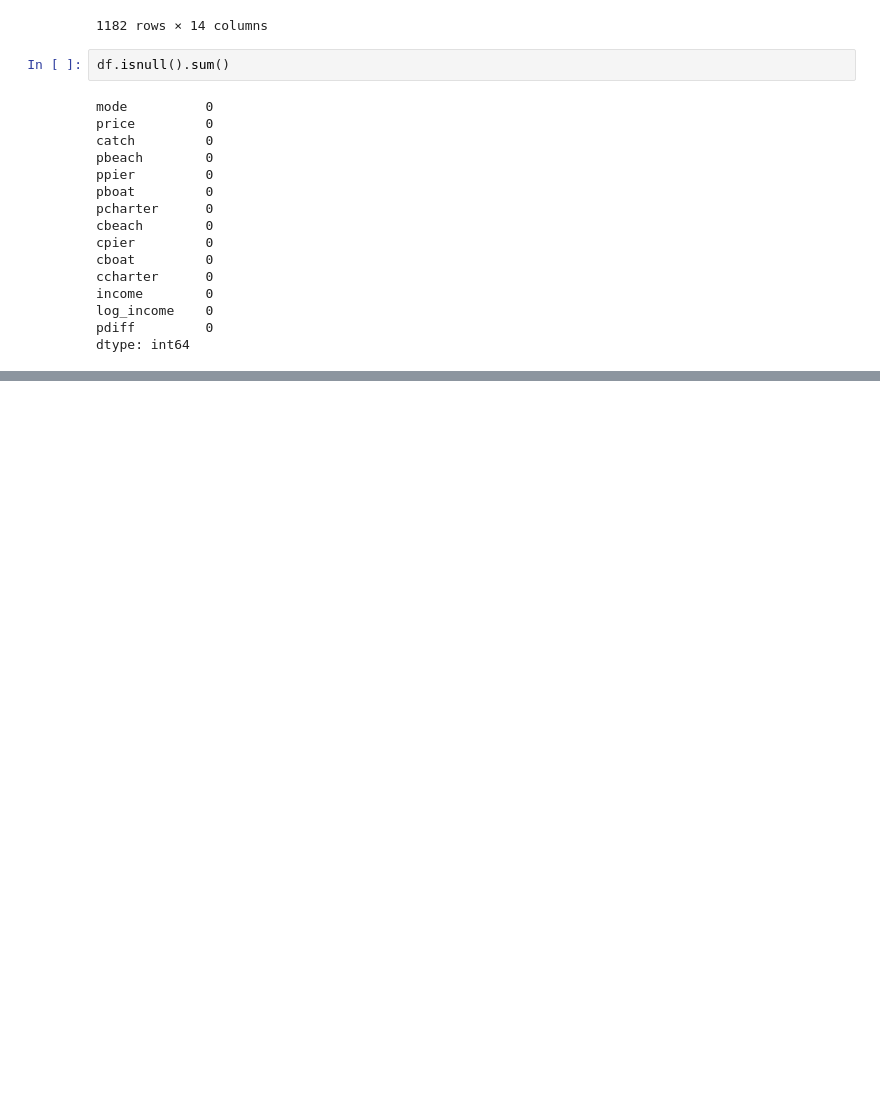
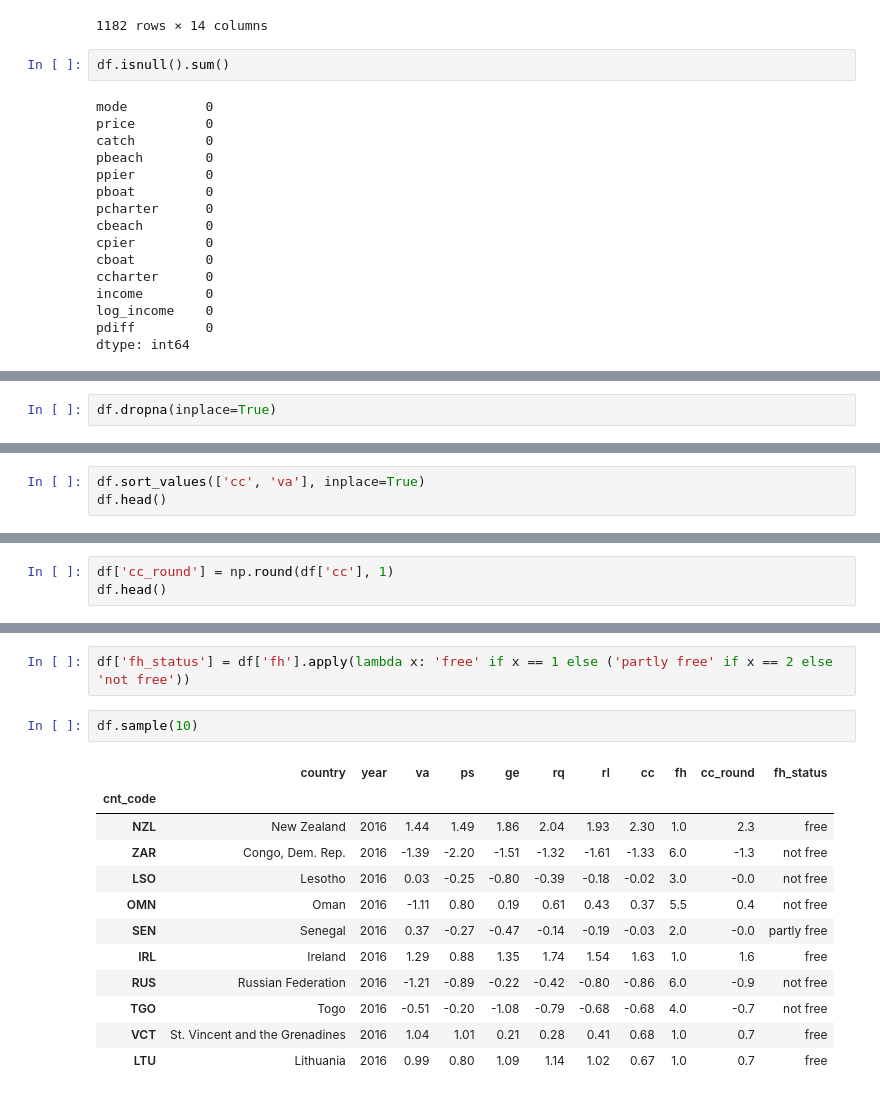
Before and after one commit to ArmanVasilovich/python_spbu, a Jupyter notebook: November-9/November-9.ipynb, the cells around one changed output, grey strips where cells are left out. Cells and saved outputs as stored; diff of their text form; blank space fills up the shorter version.

```diff
--- a/November-9/November-9.ipynb
+++ b/November-9/November-9.ipynb
@@ -380,0 +451,2 @@ dtype: int64
+# %%
+df.dropna(inplace=True)
@@ -380,0 +457,3 @@ dtype: int64
+# %%
+df.sort_values(['cc', 'va'], inplace=True)
+df.head()
@@ -380,0 +468,3 @@ dtype: int64
+# %%
+df['cc_round'] = np.round(df['cc'], 1)
+df.head()
@@ -380,0 +501,17 @@ dtype: int64
+# %%
+df['fh_status'] = df['fh'].apply(lambda x: 'free' if x == 1 else ('partly free' if x == 2 else 'not free'))
+# %%
+df.sample(10)
+# %% [output]
+|  | country | year | va | ps | ge | rq | rl | cc | fh | cc_round | fh_status |
+| cnt_code |  |  |  |  |  |  |  |  |  |  |  |
+| NZL | New Zealand | 2016 | 1.44 | 1.49 | 1.86 | 2.04 | 1.93 | 2.30 | 1.0 | 2.3 | free |
+| ZAR | Congo, Dem. Rep. | 2016 | -1.39 | -2.20 | -1.51 | -1.32 | -1.61 | -1.33 | 6.0 | -1.3 | not free |
+| LSO | Lesotho | 2016 | 0.03 | -0.25 | -0.80 | -0.39 | -0.18 | -0.02 | 3.0 | -0.0 | not free |
+| OMN | Oman | 2016 | -1.11 | 0.80 | 0.19 | 0.61 | 0.43 | 0.37 | 5.5 | 0.4 | not free |
+| SEN | Senegal | 2016 | 0.37 | -0.27 | -0.47 | -0.14 | -0.19 | -0.03 | 2.0 | -0.0 | partly free |
+| IRL | Ireland | 2016 | 1.29 | 0.88 | 1.35 | 1.74 | 1.54 | 1.63 | 1.0 | 1.6 | free |
+| RUS | Russian Federation | 2016 | -1.21 | -0.89 | -0.22 | -0.42 | -0.80 | -0.86 | 6.0 | -0.9 | not free |
+| TGO | Togo | 2016 | -0.51 | -0.20 | -1.08 | -0.79 | -0.68 | -0.68 | 4.0 | -0.7 | not free |
+| VCT | St. Vincent and the Grenadines | 2016 | 1.04 | 1.01 | 0.21 | 0.28 | 0.41 | 0.68 | 1.0 | 0.7 | free |
+| LTU | Lithuania | 2016 | 0.99 | 0.80 | 1.09 | 1.14 | 1.02 | 0.67 | 1.0 | 0.7 | free |
```
Also changed, not shown: parts of 13 cells of this notebook.
